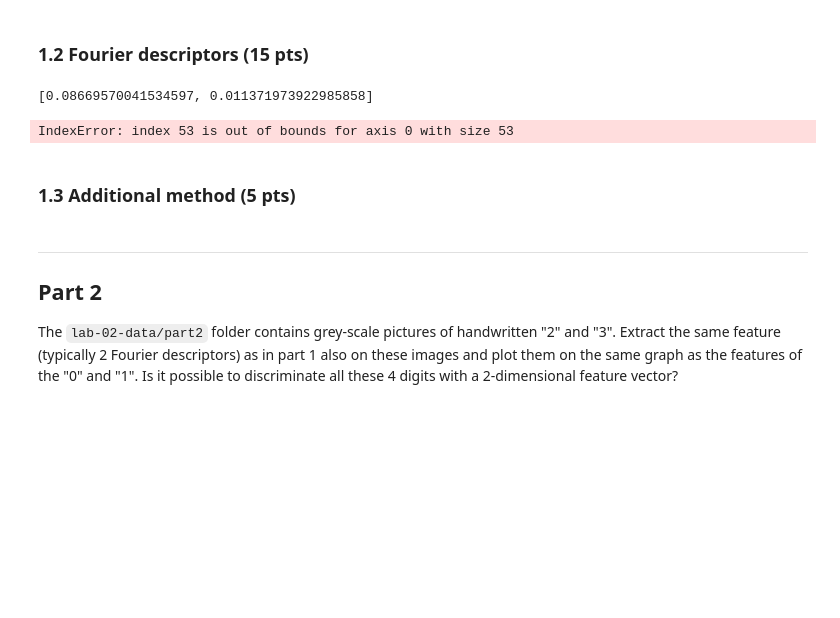
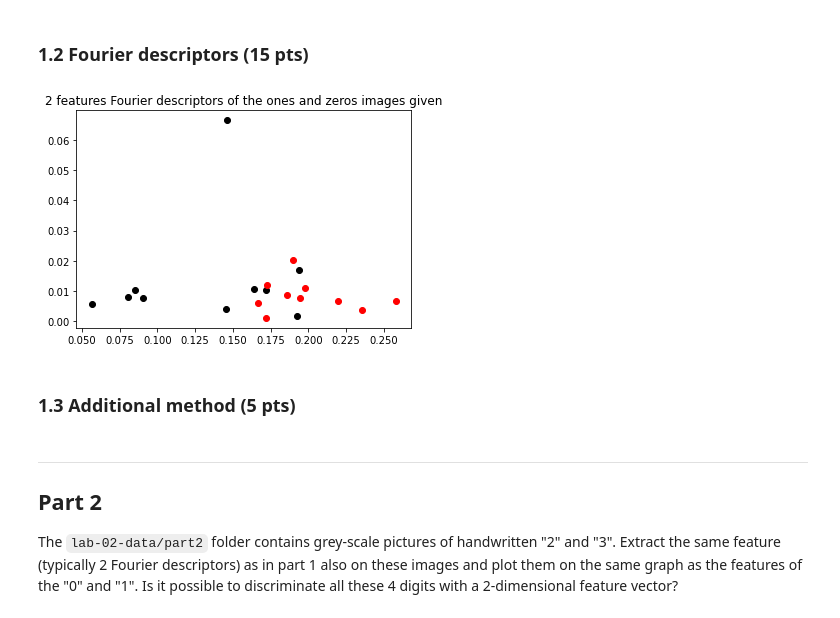
Before and after one commit to bouadiyanis/Image_processing_labs_EPFL, a Jupyter notebook: lab_02_object_description.ipynb, the cells around one changed output. Cells and saved outputs as stored; diff of their text form; code cells hidden in the pictures; blank space fills up the shorter version.

```diff
--- a/lab_02_object_description.ipynb
+++ b/lab_02_object_description.ipynb
@@ -107,26 +102,27 @@ from scipy.fftpack import fft2, fft, ifft2
 #The input 'image' has to be a 28*28 array : ex: ones_im[0] or ones_im[1]
 
 def Get_Contour_Coordinates(image):
+
     cont=measure.find_contours(image,70) # 70 corresponds to the grey value from which we start detecting the contour
     coordinates=[]
 
-    for k in range(len(con[0])):
-        x_k=round(cont[0][k][0])
-        y_k=round(cont[0][k][1])
-        #z = complex(x_k,y_k)
+    for k in range(len(cont[0])):
+
+        x_k=cont[0][k][0]
+        y_k=cont[0][k][1]
         z=[x_k,y_k]
         coordinates.append(z)
+
     coordinates = np.array(coordinates)
+
     return coordinates
 # %%
-#This function gives the Fourier Descriptors of the contour
+#This function gives the Fourier Descriptors f_1 and f_2 of the contour
 
 def Fourrier_Descriptors(picture):
+
     coordinates= Get_Contour_Coordinates(picture)
     Fourier_descriptor= fft2(coordinates)
     A=[abs(Fourier_descriptor[1])[0]/abs(Fourier_descriptor[0])[0],abs(Fourier_descriptor[2])[0]/abs(Fourier_descriptor[0])[0]]
+
     return A
-
-Fourrier_Descriptors(ones_im[0])
-# %% [output]
-[0.08669570041534597, 0.011371973922985858]
@@ -139,23 +129,33 @@ def showscat(img):
-# %%
-#zerosfour=showscat(zeros_im[0])
-#onesfour=showscat(ones_im)
-
-#X1 = [x[0] for x in zerosfour]
-#Y1 = [x[1] for x in zerosfour]
-
-#X2 = [x[0] for x in onesfour]
-#Y2 = [x[1] for x in onesfour]
-X2=Fourrier_Descriptors(ones_im[0])[0]
-
-Y2=Fourrier_Descriptors(ones_im[0])[1]
-
-
-#plt.scatter(X1,Y1, color='red')
-plt.scatter(X2,Y2, color='blue')
-plt.title('2-dimentional feature vectors of 0s and 1s(Fourier descriptors)')
-plt.show()
-# %% [output]
-IndexError: index 53 is out of bounds for axis 0 with size 53
+# %%
+#This function returns the Fourier Descriptors for a set of images
+
+def Get_Data(image):
+
+    data=[]
+
+    for img in image:
+        data.append(Fourrier_Descriptors(img))
+
+    return data
+# %%
+#Here, we are associating each image to a point: 20 images --> 20 points
+#The goal is to see if a classification can be pointed out from a plot
+
+Coordinates_zeros=Get_Data(zeros_im)
+Coordinates_ones=Get_Data(ones_im)
+
+X_ones = [x[0] for x in Coordinates_ones]
+Y_ones = [x[1] for x in Coordinates_ones]
+
+X_zeros = [x[0] for x in Coordinates_zeros]
+Y_zeros = [x[1] for x in Coordinates_zeros]
+
+plt.scatter(X_ones,Y_ones, color='black')
+plt.scatter(X_zeros,Y_zeros, color='red')
+plt.title('2 features Fourier descriptors of the ones and zeros images given')
+plt.show()
+# %% [output]
+[figure, added]
 # %% [markdown]
 ### 1.3 Additional method (5 pts)
 # %%
```
Also changed, not shown: parts of 5 cells of this notebook.
